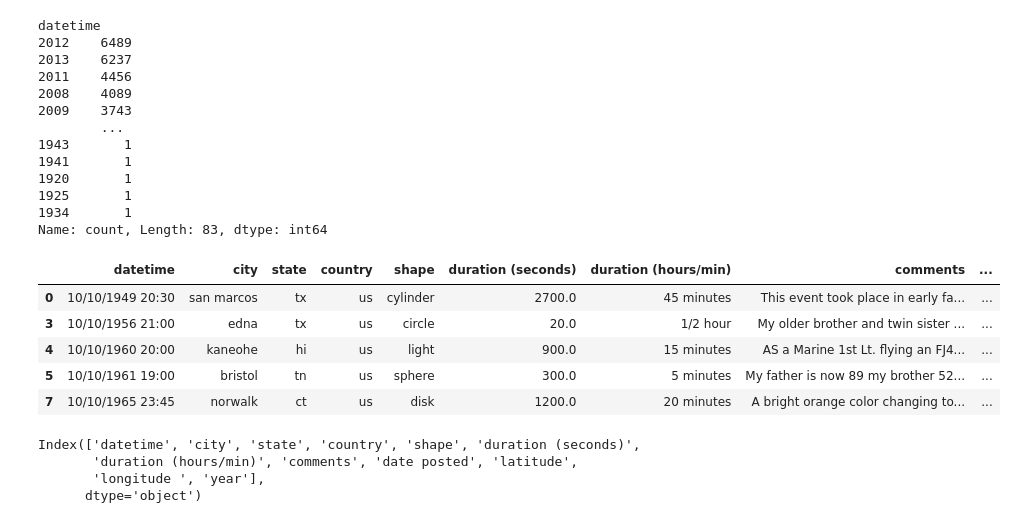
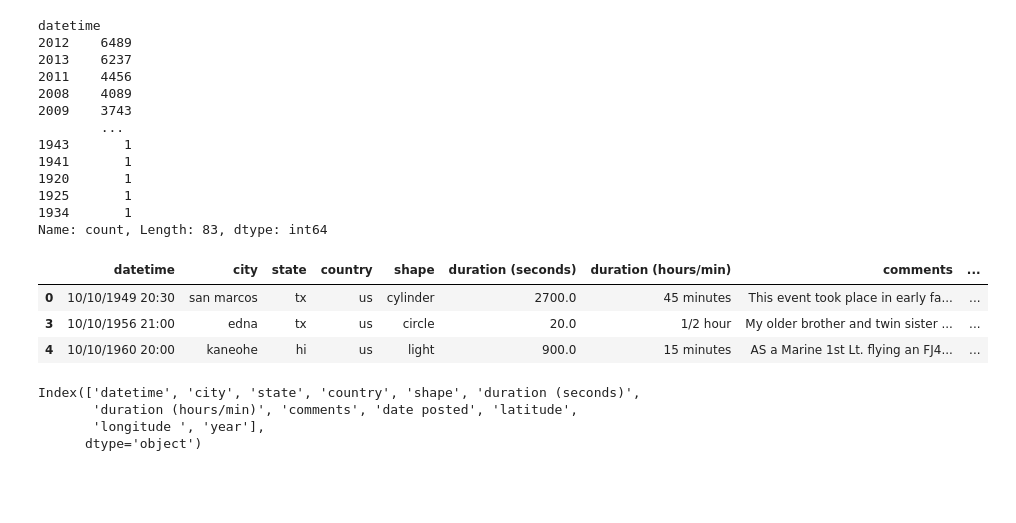
Before and after one commit to leandroautocontrole/Projeto1_ldl_LPAA, a Jupyter notebook: Projeto1_ldl_LPAA.ipynb, the cells around one changed output. Drawn from its saved outputs; the diff is of its cells as text; code cells hidden in the pictures; blank space fills up the shorter version.

```diff
--- a/Projeto1_ldl_LPAA.ipynb
+++ b/Projeto1_ldl_LPAA.ipynb
@@ -361,14 +359,12 @@ Name: count, Length: 83, dtype: int64
 df_copy_clean1['year'] = ano
 # %%
 # conferindo coluna ano criada
-df_copy_clean1.head()
+df_copy_clean1.head(3)
 # %% [output]
 |  | datetime | city | state | country | shape | duration (seconds) | duration (hours/min) | comments | ... |
 | 0 | 10/10/1949 20:30 | san marcos | tx | us | cylinder | 2700.0 | 45 minutes | This event took place in early fa... | ... |
 | 3 | 10/10/1956 21:00 | edna | tx | us | circle | 20.0 | 1/2 hour | My older brother and twin sister ... | ... |
 | 4 | 10/10/1960 20:00 | kaneohe | hi | us | light | 900.0 | 15 minutes | AS a Marine 1st Lt. flying an FJ4... | ... |
-| 5 | 10/10/1961 19:00 | bristol | tn | us | sphere | 300.0 | 5 minutes | My father is now 89 my brother 52... | ... |
-| 7 | 10/10/1965 23:45 | norwalk | ct | us | disk | 1200.0 | 20 minutes | A bright orange color changing to... | ... |
 # %%
 # mostrando colunas atuais do df
 df_copy_clean1.columns
```
Also changed, not shown: parts of 22 cells of this notebook, 1 other file.
